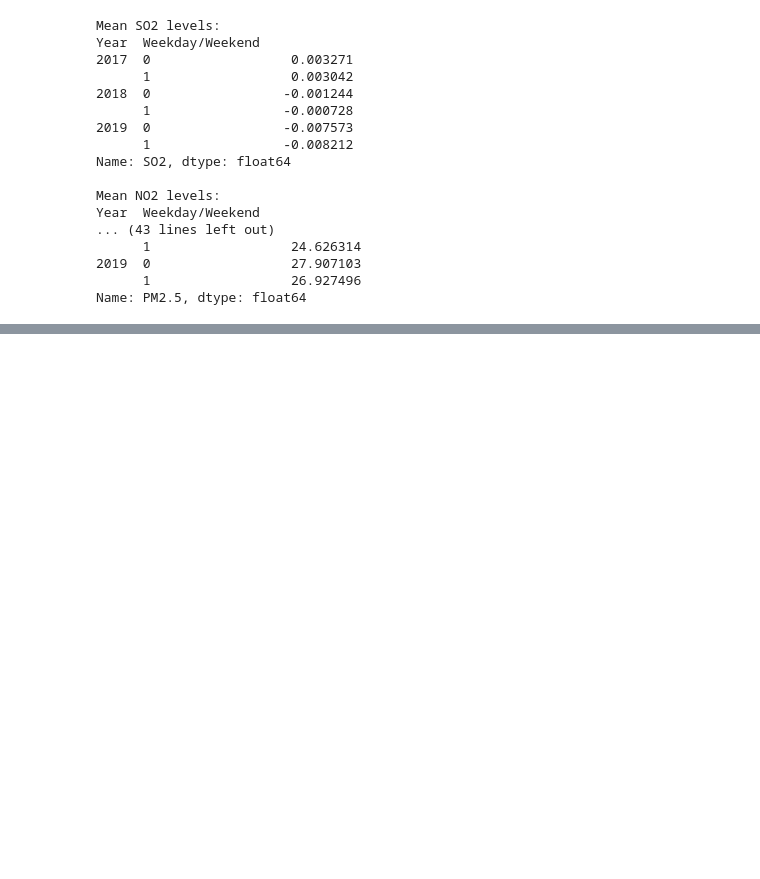
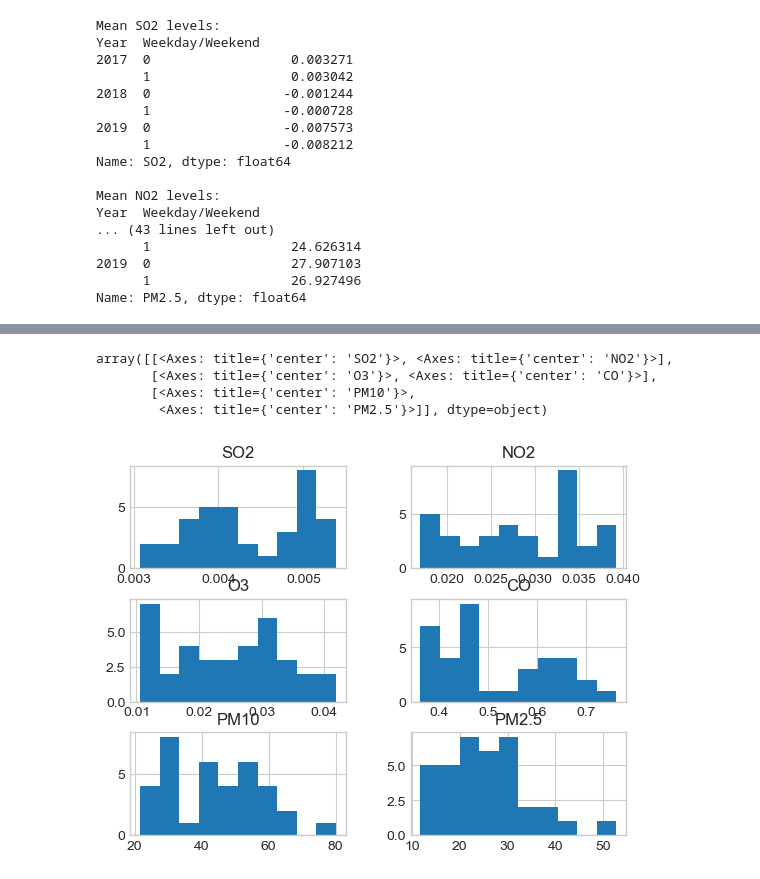
Before and after one commit to alpysbayev/test-task_DS-DE, a Jupyter notebook: ds-bi.ipynb, the cells around one changed output, grey strips where cells are left out. Cells and saved outputs as stored; diff of their text form; code cells hidden in the pictures; blank space fills up the shorter version.

```diff
--- a/ds-bi.ipynb
+++ b/ds-bi.ipynb
@@ -107,0 +179,8 @@ Name: PM2.5, dtype: float64
+# %%
+df_sum_ser.hist()
+# %% [output]
+array([[<Axes: title={'center': 'SO2'}>, <Axes: title={'center': 'NO2'}>],
+       [<Axes: title={'center': 'O3'}>, <Axes: title={'center': 'CO'}>],
+       [<Axes: title={'center': 'PM10'}>,
+        <Axes: title={'center': 'PM2.5'}>]], dtype=object)
+[figure, added]
```
Also changed, not shown: parts of 22 cells of this notebook, 2 other files.
